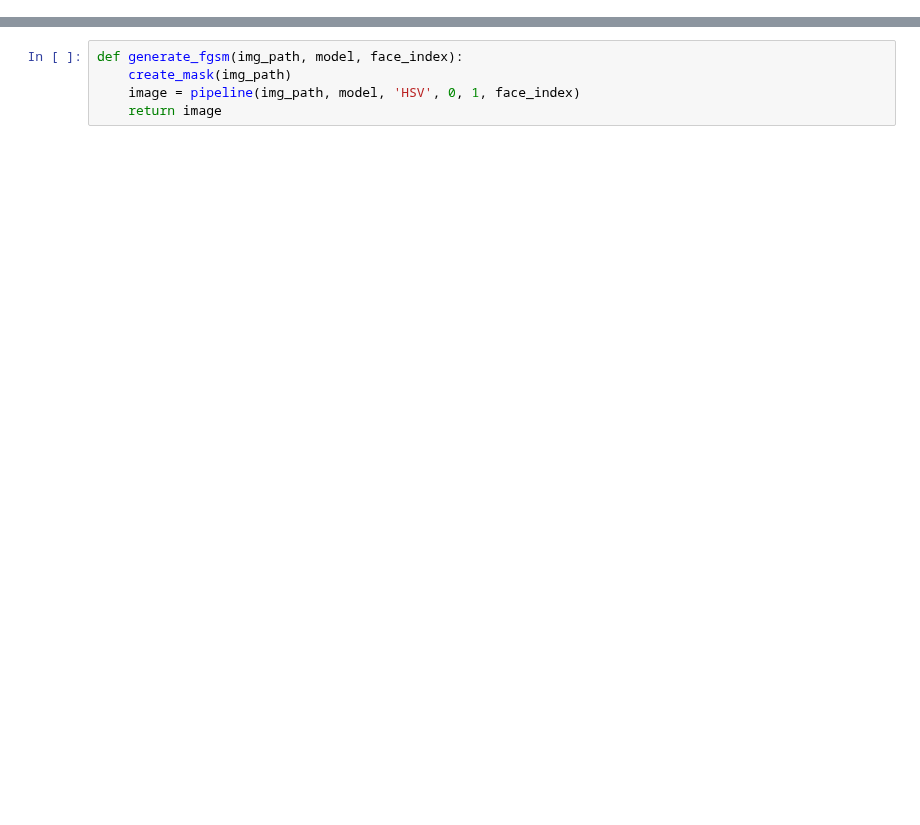
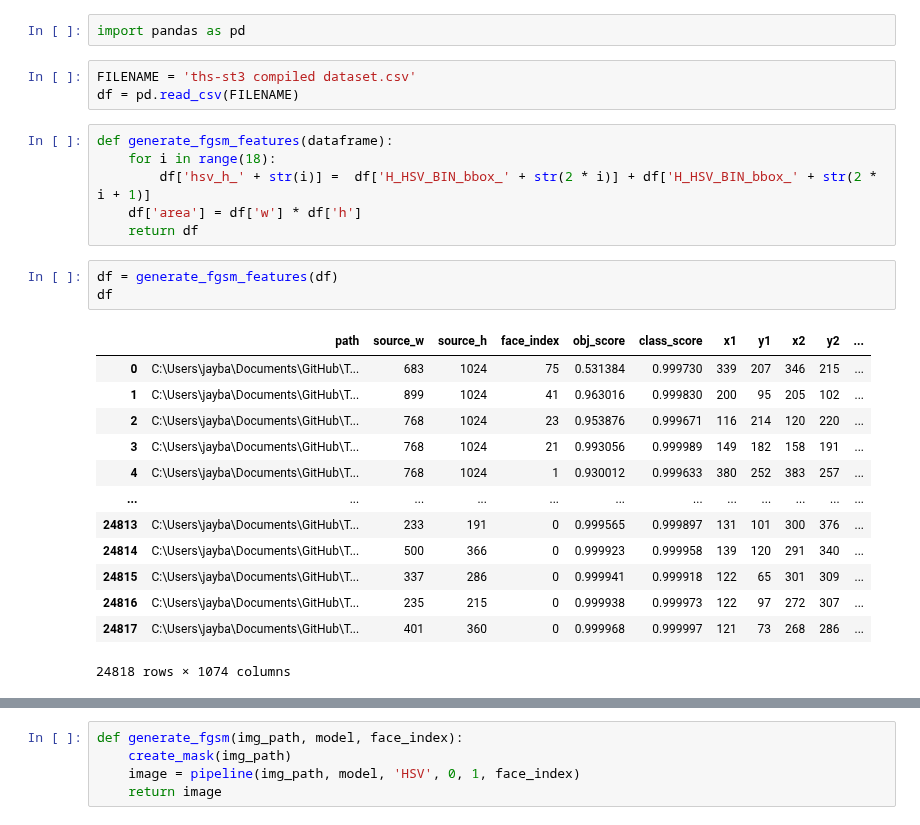
Before and after one commit to JanjanC/FGSM-for-Face-Detectors, a Jupyter notebook: MOS Image Generation.ipynb, the cells around one changed output, grey strips where cells are left out. Cells and saved outputs as stored; diff of their text form; blank space fills up the shorter version.

```diff
--- a/MOS Image Generation.ipynb
+++ b/MOS Image Generation.ipynb
@@ -16,0 +20,28 @@ from extract_image_mask import create_mask
+# %%
+import pandas as pd
+# %%
+FILENAME = 'ths-st3 compiled dataset.csv'
+df = pd.read_csv(FILENAME)
+# %%
+def generate_fgsm_features(dataframe):
+    for i in range(18):
+        df['hsv_h_' + str(i)] =  df['H_HSV_BIN_bbox_' + str(2 * i)] + df['H_HSV_BIN_bbox_' + str(2 * i + 1)]
+    df['area'] = df['w'] * df['h']
+    return df
+# %%
+df = generate_fgsm_features(df)
+df
+# %% [output]
+|  | path | source_w | source_h | face_index | obj_score | class_score | x1 | y1 | x2 | y2 | ... |
+| 0 | C:\Users\jayba\Documents\GitHub\T... | 683 | 1024 | 75 | 0.531384 | 0.999730 | 339 | 207 | 346 | 215 | ... |
+| 1 | C:\Users\jayba\Documents\GitHub\T... | 899 | 1024 | 41 | 0.963016 | 0.999830 | 200 | 95 | 205 | 102 | ... |
+| 2 | C:\Users\jayba\Documents\GitHub\T... | 768 | 1024 | 23 | 0.953876 | 0.999671 | 116 | 214 | 120 | 220 | ... |
+| 3 | C:\Users\jayba\Documents\GitHub\T... | 768 | 1024 | 21 | 0.993056 | 0.999989 | 149 | 182 | 158 | 191 | ... |
+| 4 | C:\Users\jayba\Documents\GitHub\T... | 768 | 1024 | 1 | 0.930012 | 0.999633 | 380 | 252 | 383 | 257 | ... |
+| ... | ... | ... | ... | ... | ... | ... | ... | ... | ... | ... | ... |
+| 24813 | C:\Users\jayba\Documents\GitHub\T... | 233 | 191 | 0 | 0.999565 | 0.999897 | 131 | 101 | 300 | 376 | ... |
+| 24814 | C:\Users\jayba\Documents\GitHub\T... | 500 | 366 | 0 | 0.999923 | 0.999958 | 139 | 120 | 291 | 340 | ... |
+| 24815 | C:\Users\jayba\Documents\GitHub\T... | 337 | 286 | 0 | 0.999941 | 0.999918 | 122 | 65 | 301 | 309 | ... |
+| 24816 | C:\Users\jayba\Documents\GitHub\T... | 235 | 215 | 0 | 0.999938 | 0.999973 | 122 | 97 | 272 | 307 | ... |
+| 24817 | C:\Users\jayba\Documents\GitHub\T... | 401 | 360 | 0 | 0.999968 | 0.999997 | 121 | 73 | 268 | 286 | ... |
+24818 rows × 1074 columns
```
Also changed, not shown: parts of 11 cells of this notebook.
